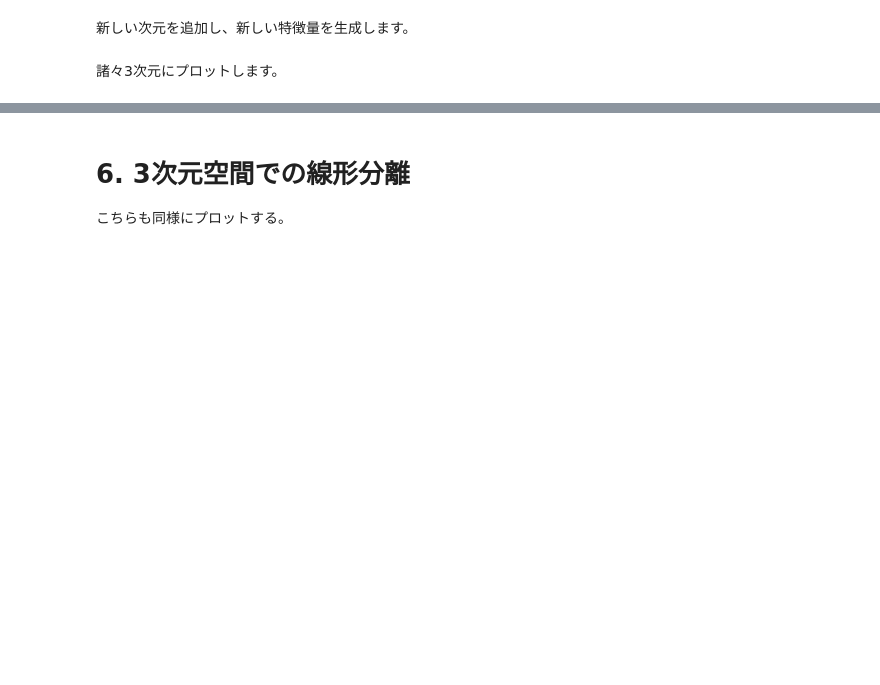
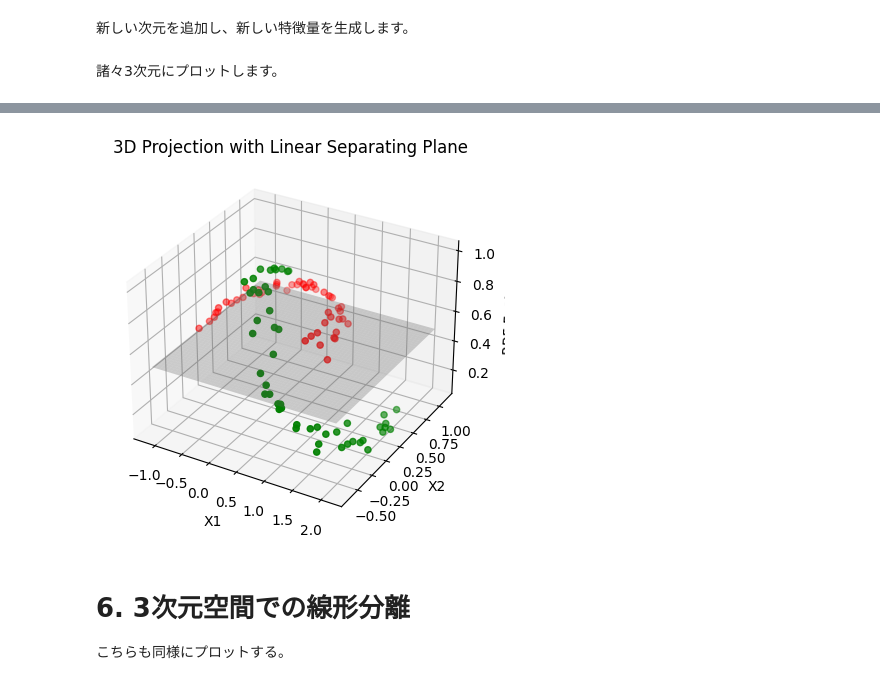
Before and after one commit to shirakurak/write-code-every-day, a Jupyter notebook: rbf-2-3.ipynb, the cells around one changed output, grey strips where cells are left out. Cells and saved outputs as stored; diff of their text form; code cells hidden in the pictures; blank space fills up the shorter version.

```diff
--- a/rbf-2-3.ipynb
+++ b/rbf-2-3.ipynb
@@ -87,3 +115,33 @@ plt.show()
+# %%
+from matplotlib.colors import ListedColormap
+
+# 赤と緑のカラーマップを定義
+custom_cmap = ListedColormap(['red', 'green'])
+
+# グリッドの作成
+xx, yy = np.meshgrid(np.linspace(X_projected[:, 0].min(), X_projected[:, 0].max(), 50),
+                     np.linspace(X_projected[:, 1].min(), X_projected[:, 1].max(), 50))
+zz = np.full(xx.shape, 0.5)  # 平面の高さを一定に設定
+
+# 3Dプロットの作成
+fig = plt.figure()
+ax = fig.add_subplot(111, projection='3d')
+
+# データポイントのプロット（赤と緑の色分け）
+ax.scatter(X_projected[:, 0], X_projected[:, 1], X_projected[:, 2], c=y, cmap=custom_cmap)
+
+# 平面（超平面）のプロット
+ax.plot_surface(xx, yy, zz, alpha=0.3, color='gray')
+
+# 軸ラベルとタイトルの設定
+ax.set_xlabel('X1')
+ax.set_ylabel('X2')
+ax.set_zlabel('RBF Feature')
+plt.title("3D Projection with Linear Separating Plane")
+
+plt.show()
+# %% [output]
+[figure, added]
 # %% [markdown]
 # 6. 3次元空間での線形分離
 
```
Also changed, not shown: parts of 6 cells of this notebook.
